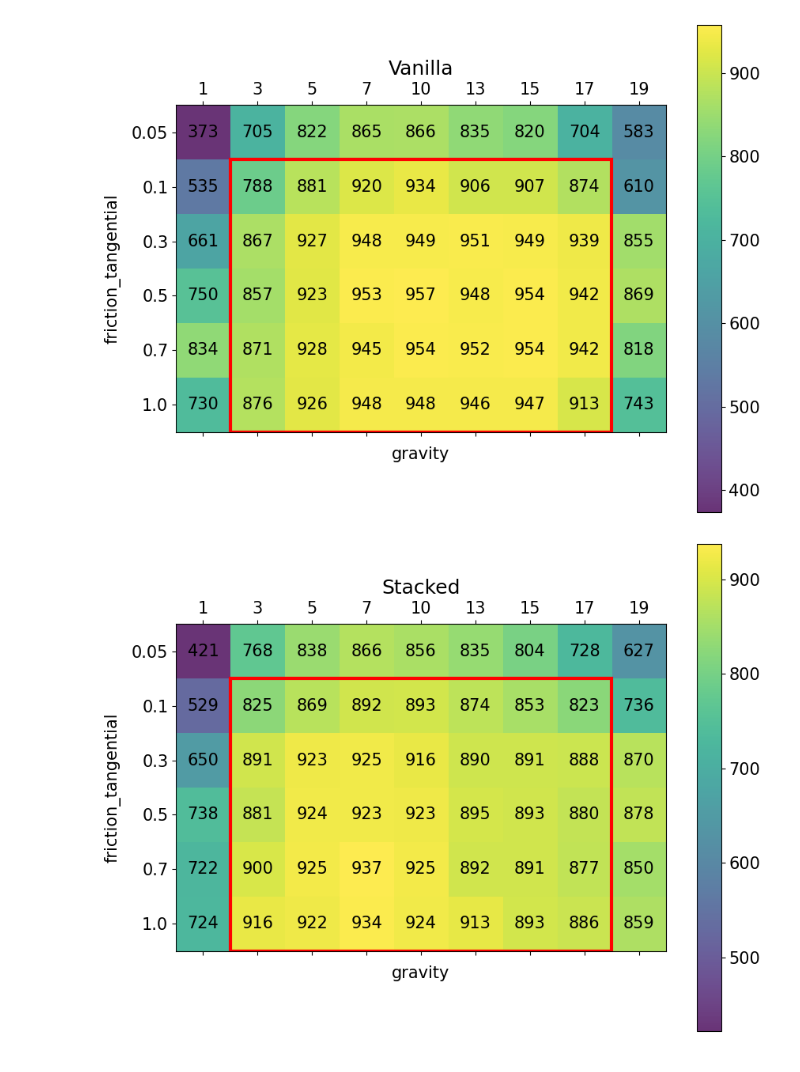
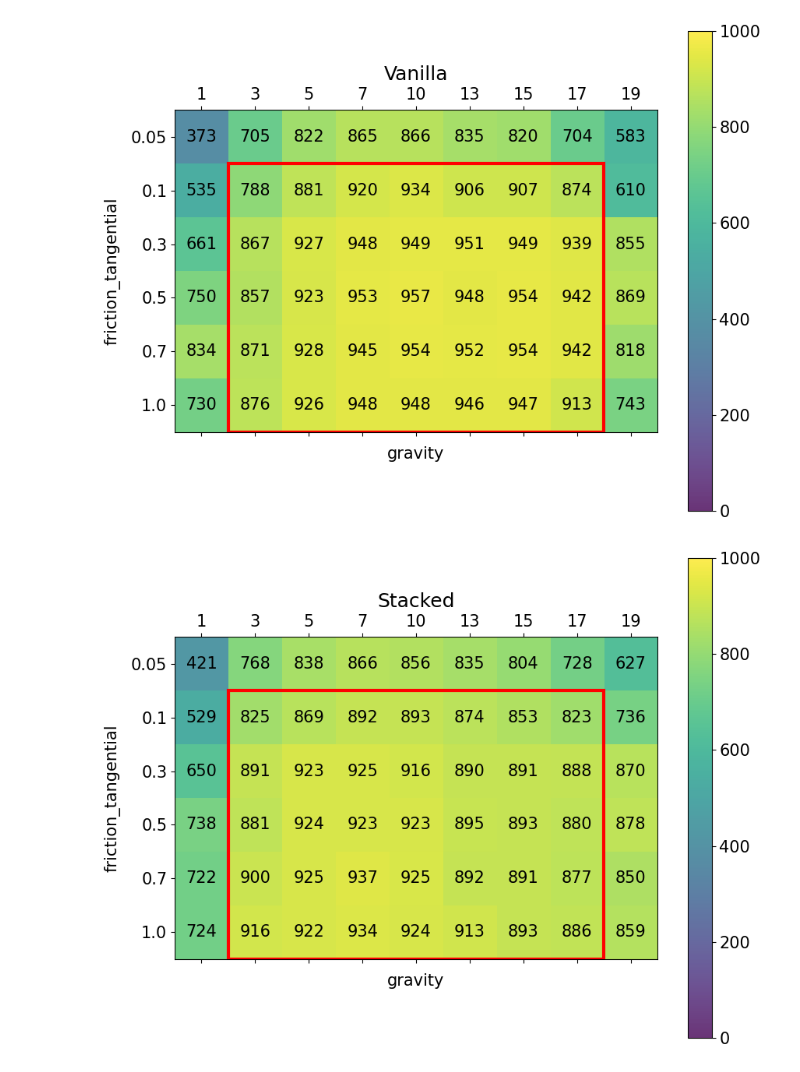
Before and after one commit to CheongWoong/CARL_analysis, a Jupyter notebook: analysis/plot_test_reward_grid_Walker.ipynb, the cells around one changed output. Saved outputs shown, nothing was run; the diff lists cells and outputs as text; code cells hidden in the pictures.

```diff
--- a/analysis/plot_test_reward_grid_Walker.ipynb
+++ b/analysis/plot_test_reward_grid_Walker.ipynb
@@ -69,7 +69,7 @@ for method in return_means:
 
     # Create the heatmap
     performance_data = np.array(return_means[method]).reshape((6, 9))
-    cax = ax.matshow(performance_data, cmap='viridis', alpha=0.8)
+    cax = ax.matshow(performance_data, cmap='viridis', alpha=0.8, vmin=0, vmax=1000)
 
     # Add color bar to show the scale
     plt.colorbar(cax)
@@ -138,7 +138,7 @@ for method in return_means:
 
     # Create the heatmap
     performance_data = np.array(return_means[method]).reshape((6, 9))
-    cax = ax.matshow(performance_data, cmap='viridis', alpha=0.8)
+    cax = ax.matshow(performance_data, cmap='viridis', alpha=0.8, vmin=0, vmax=1000)
 
     highlight = Rectangle((1.5, 1.5), 5, 4, color='red', fill=False, lw=3, linestyle='-')
     ax.add_patch(highlight)
@@ -214,38 +214,38 @@ for method in return_means:
 
     # Create the heatmap
     performance_data = np.array(return_means[method]).reshape((6, 9))
-    cax = ax.matshow(performance_data, cmap='viridis', alpha=0.8)
+    cax = ax.matshow(performance_data, cmap='viridis', alpha=0.8, vmin=0, vmax=1000)
 
     highlight = Rectangle((0.5, 0.5), 7, 5, color='red', fill=False, lw=3, linestyle='-')
     ax.add_patch(highlight)
 
     # Add color bar to show the scale
     plt.colorbar(cax)
 
     # Setting the tick marks
     ax.set_yticks(np.arange(len(c1_values)))
     ax.set_xticks(np.arange(len(c2_values)))
     # Set axis labels
     ax.set_yticklabels(list(c1_values))
     ax.set_xticklabels(list(c2_values))
 
     # Rotate the tick labels for the x-axis
     plt.xticks(rotation=0)
 
     # Set the title and axis labels
     ax.set_ylabel('friction_tangential', labelpad=10)
     ax.set_xlabel('gravity', labelpad=10)
     ax.set_title(f'{method_names[method]}')
 
     # Annotate each cell with the numeric value
     for i in range(len(c1_values)):
         for j in range(len(c2_values)):
             text = ax.text(j, i, int(performance_data[i, j]),
                         ha="center", va="center", color="black")
 
     os.makedirs(f"evaluation/{env_id}", exist_ok=True)
     plt.savefig(f"evaluation/{env_id}/{env_config_id}_{method}.pdf")
     plt.show()
 # %% [output]
-[figure, old version]
+[figure, new version]
-[figure, old version]
+[figure, new version]
```
Also changed, not shown: parts of 3 cells of this notebook, 4 other files.
